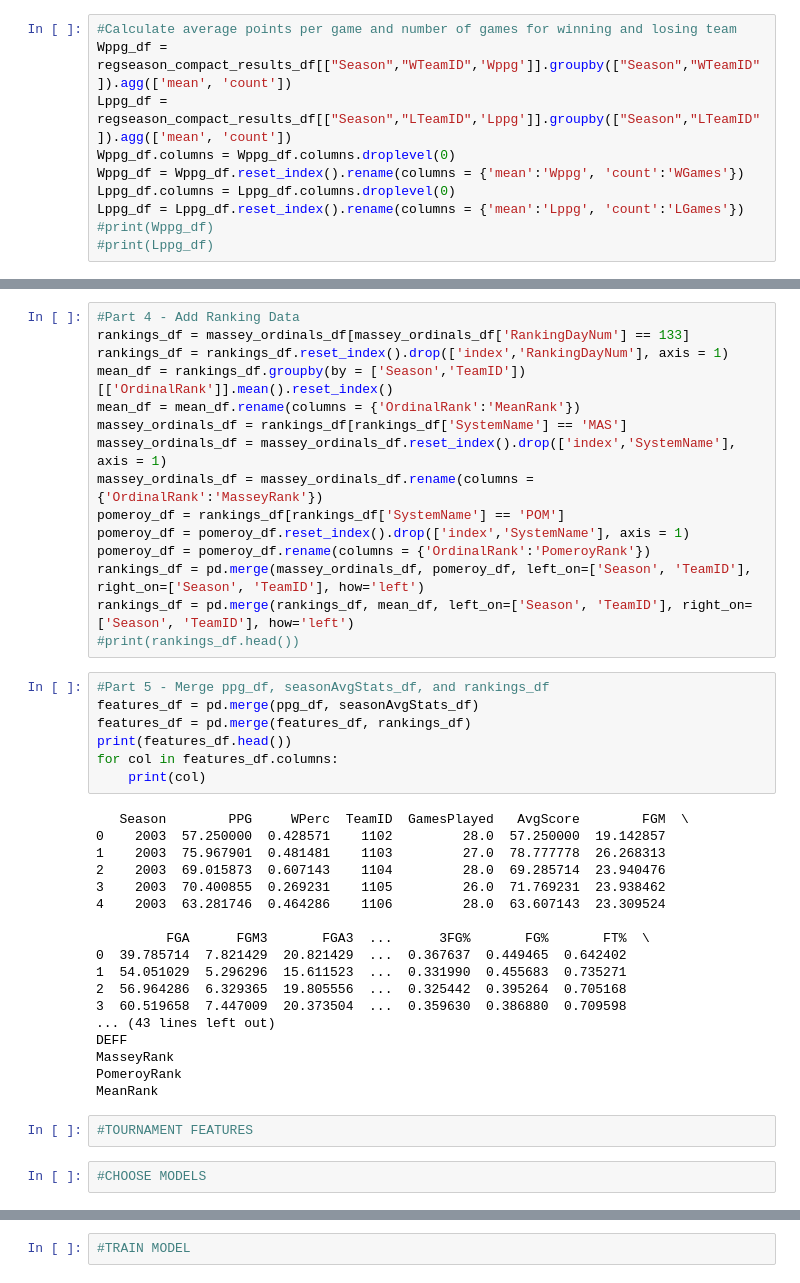
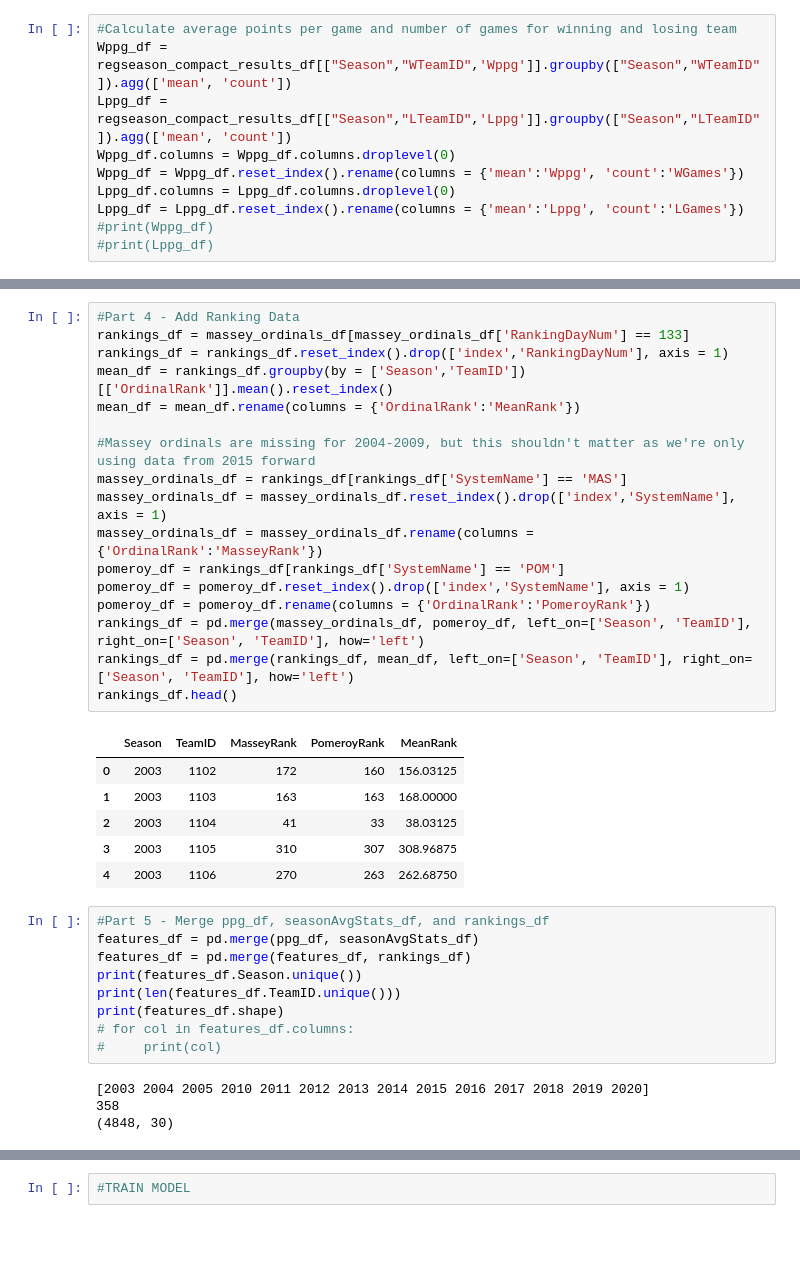
Before and after one commit to JoshChapnick/ioe491-final-project, a Jupyter notebook: IOE491_ProjectCode.ipynb, the cells around one changed output, grey strips where cells are left out. Drawn from its saved outputs; the diff is of its cells as text; blank space fills up the shorter version.

```diff
--- a/IOE491_ProjectCode.ipynb
+++ b/IOE491_ProjectCode.ipynb
@@ -276,44 +299,37 @@ seasonAvgStats_df = stats_df.groupby(by = ['Season', 'TeamID']).agg('mean').rese
 # %%
 #Part 4 - Add Ranking Data
 rankings_df = massey_ordinals_df[massey_ordinals_df['RankingDayNum'] == 133]
 rankings_df = rankings_df.reset_index().drop(['index','RankingDayNum'], axis = 1)
 mean_df = rankings_df.groupby(by = ['Season','TeamID'])[['OrdinalRank']].mean().reset_index()
 mean_df = mean_df.rename(columns = {'OrdinalRank':'MeanRank'})
+
+#Massey ordinals are missing for 2004-2009, but this shouldn't matter as we're only using data from 2015 forward
 massey_ordinals_df = rankings_df[rankings_df['SystemName'] == 'MAS']
 massey_ordinals_df = massey_ordinals_df.reset_index().drop(['index','SystemName'], axis = 1)
 massey_ordinals_df = massey_ordinals_df.rename(columns = {'OrdinalRank':'MasseyRank'})
 pomeroy_df = rankings_df[rankings_df['SystemName'] == 'POM']
 pomeroy_df = pomeroy_df.reset_index().drop(['index','SystemName'], axis = 1)
 pomeroy_df = pomeroy_df.rename(columns = {'OrdinalRank':'PomeroyRank'})
 rankings_df = pd.merge(massey_ordinals_df, pomeroy_df, left_on=['Season', 'TeamID'], right_on=['Season', 'TeamID'], how='left')
 rankings_df = pd.merge(rankings_df, mean_df, left_on=['Season', 'TeamID'], right_on=['Season', 'TeamID'], how='left')
-#print(rankings_df.head())
+rankings_df.head()
+# %% [output]
+|  | Season | TeamID | MasseyRank | PomeroyRank | MeanRank |
+| 0 | 2003 | 1102 | 172 | 160 | 156.03125 |
+| 1 | 2003 | 1103 | 163 | 163 | 168.00000 |
+| 2 | 2003 | 1104 | 41 | 33 | 38.03125 |
+| 3 | 2003 | 1105 | 310 | 307 | 308.96875 |
+| 4 | 2003 | 1106 | 270 | 263 | 262.68750 |
 # %%
 #Part 5 - Merge ppg_df, seasonAvgStats_df, and rankings_df
 features_df = pd.merge(ppg_df, seasonAvgStats_df)
 features_df = pd.merge(features_df, rankings_df)
-print(features_df.head())
-for col in features_df.columns:
-    print(col)
+print(features_df.Season.unique())
+print(len(features_df.TeamID.unique()))
+print(features_df.shape)
+# for col in features_df.columns:
+#     print(col)
 # %% [output]
-   Season        PPG     WPerc  TeamID  GamesPlayed   AvgScore        FGM  \
-0    2003  57.250000  0.428571    1102         28.0  57.250000  19.142857
-1    2003  75.967901  0.481481    1103         27.0  78.777778  26.268313
-2    2003  69.015873  0.607143    1104         28.0  69.285714  23.940476
-3    2003  70.400855  0.269231    1105         26.0  71.769231  23.938462
-4    2003  63.281746  0.464286    1106         28.0  63.607143  23.309524
-
-         FGA      FGM3       FGA3  ...      3FG%       FG%       FT%  \
-0  39.785714  7.821429  20.821429  ...  0.367637  0.449465  0.642402
-1  54.051029  5.296296  15.611523  ...  0.331990  0.455683  0.735271
-2  56.964286  6.329365  19.805556  ...  0.325442  0.395264  0.705168
-3  60.519658  7.447009  20.373504  ...  0.359630  0.386880  0.709598
-... (43 lines left out)
-DEFF
-MasseyRank
-PomeroyRank
-MeanRank
+[2003 2004 2005 2010 2011 2012 2013 2014 2015 2016 2017 2018 2019 2020]
+358
+(4848, 30)
-# %%
-#TOURNAMENT FEATURES
-# %%
-#CHOOSE MODELS
```
Also changed, not shown: parts of 21 cells of this notebook.
